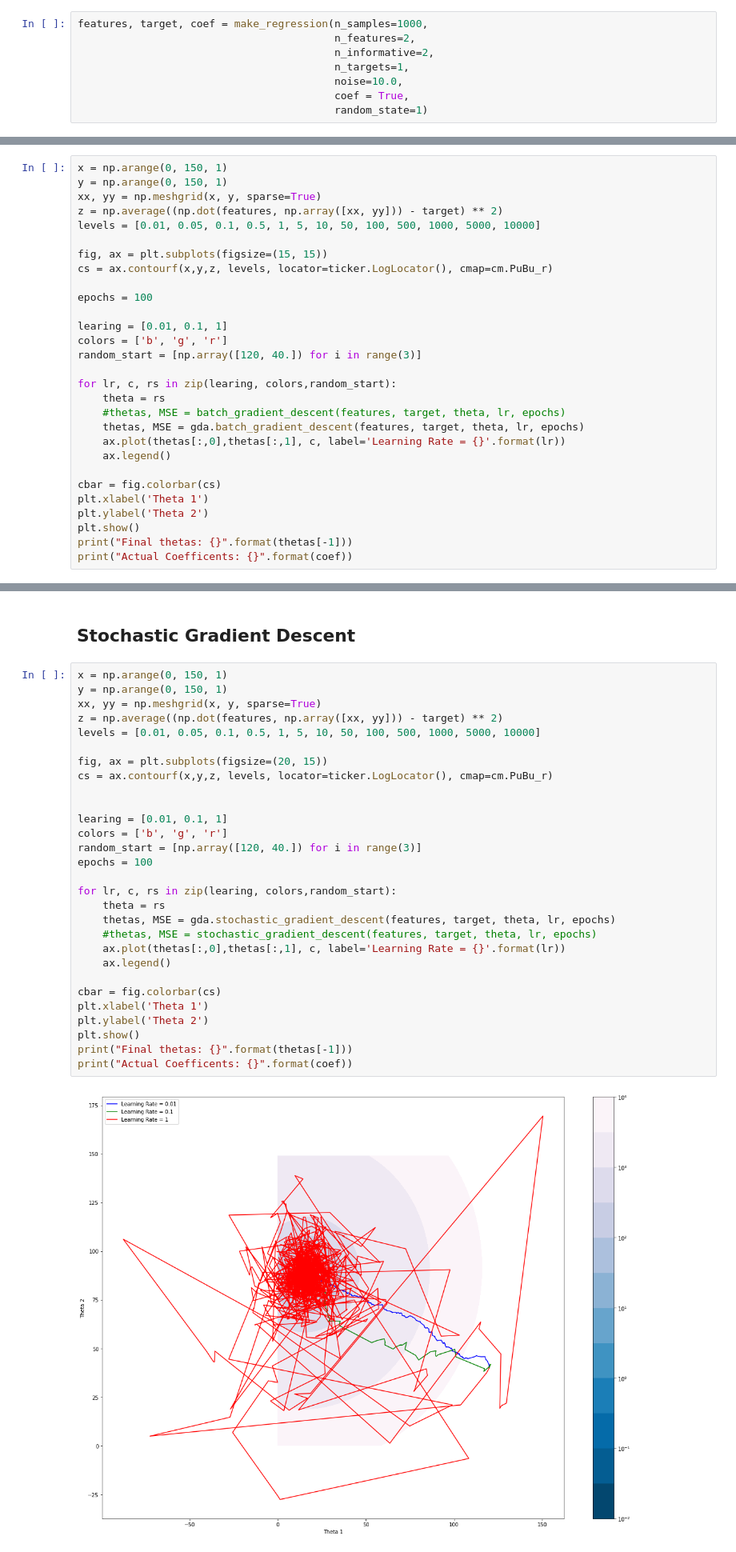
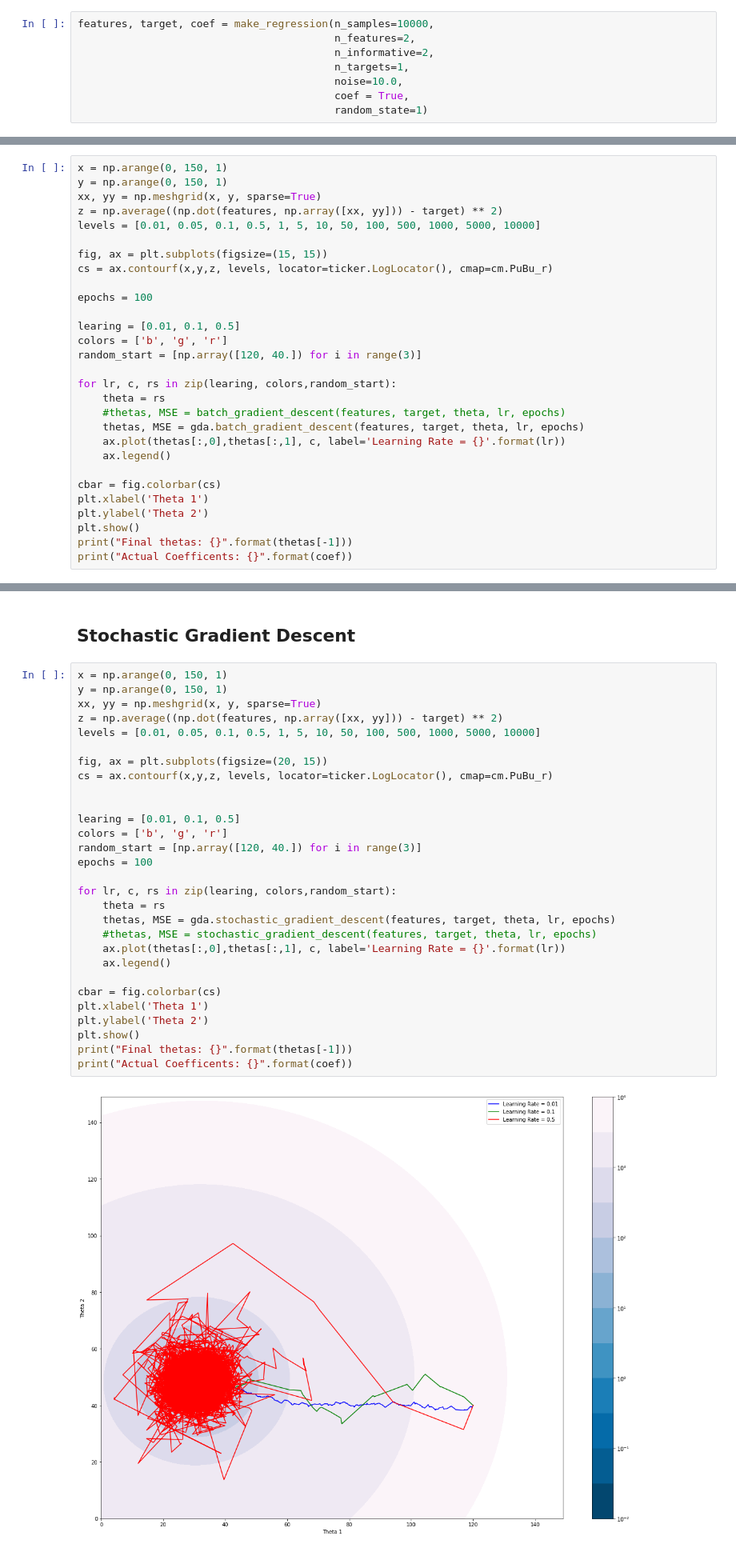
Before and after one commit to robahall/GradDesc, a Jupyter notebook: notebooks/1.0_rah_Gradient_Descent_Algorithims.ipynb, the cells around one changed output, grey strips where cells are left out. Shown at 80% size. Cells and saved outputs as stored; diff of their text form.

```diff
--- a/notebooks/1.0_rah_Gradient_Descent_Algorithims.ipynb
+++ b/notebooks/1.0_rah_Gradient_Descent_Algorithims.ipynb
@@ -15,7 +15,7 @@ from matplotlib import ticker, cm
 # %% [markdown]
 ## Import dataset
 # %%
-features, target, coef = make_regression(n_samples=1000,
+features, target, coef = make_regression(n_samples=10000,
                                          n_features=2,
                                          n_informative=2,
                                          n_targets=1,
@@ -36,7 +36,7 @@ cs = ax.contourf(x,y,z, levels, locator=ticker.LogLocator(), cmap=cm.PuBu_r)
 
 epochs = 100
 
-learing = [0.01, 0.1, 1]
+learing = [0.01, 0.1, 0.5]
 colors = ['b', 'g', 'r']
 random_start = [np.array([120, 40.]) for i in range(3)]
 
@@ -62,31 +62,31 @@ Actual Coefficents: [16.88001901 87.91985605]
 # %%
 x = np.arange(0, 150, 1)
 y = np.arange(0, 150, 1)
 xx, yy = np.meshgrid(x, y, sparse=True)
 z = np.average((np.dot(features, np.array([xx, yy])) - target) ** 2)
 levels = [0.01, 0.05, 0.1, 0.5, 1, 5, 10, 50, 100, 500, 1000, 5000, 10000]
 
 fig, ax = plt.subplots(figsize=(20, 15))
 cs = ax.contourf(x,y,z, levels, locator=ticker.LogLocator(), cmap=cm.PuBu_r)
 
 
-learing = [0.01, 0.1, 1]
+learing = [0.01, 0.1, 0.5]
 colors = ['b', 'g', 'r']
 random_start = [np.array([120, 40.]) for i in range(3)]
 epochs = 100
 
 for lr, c, rs in zip(learing, colors,random_start):
     theta = rs
     thetas, MSE = gda.stochastic_gradient_descent(features, target, theta, lr, epochs)
     #thetas, MSE = stochastic_gradient_descent(features, target, theta, lr, epochs)
     ax.plot(thetas[:,0],thetas[:,1], c, label='Learning Rate = {}'.format(lr))
     ax.legend()
 
 cbar = fig.colorbar(cs)
 plt.xlabel('Theta 1')
 plt.ylabel('Theta 2')
 plt.show()
 print("Final thetas: {}".format(thetas[-1]))
 print("Actual Coefficents: {}".format(coef))
 # %% [output]
-[figure, old version]
+[figure, new version]
```
Also changed, not shown: parts of 4 cells of this notebook.
